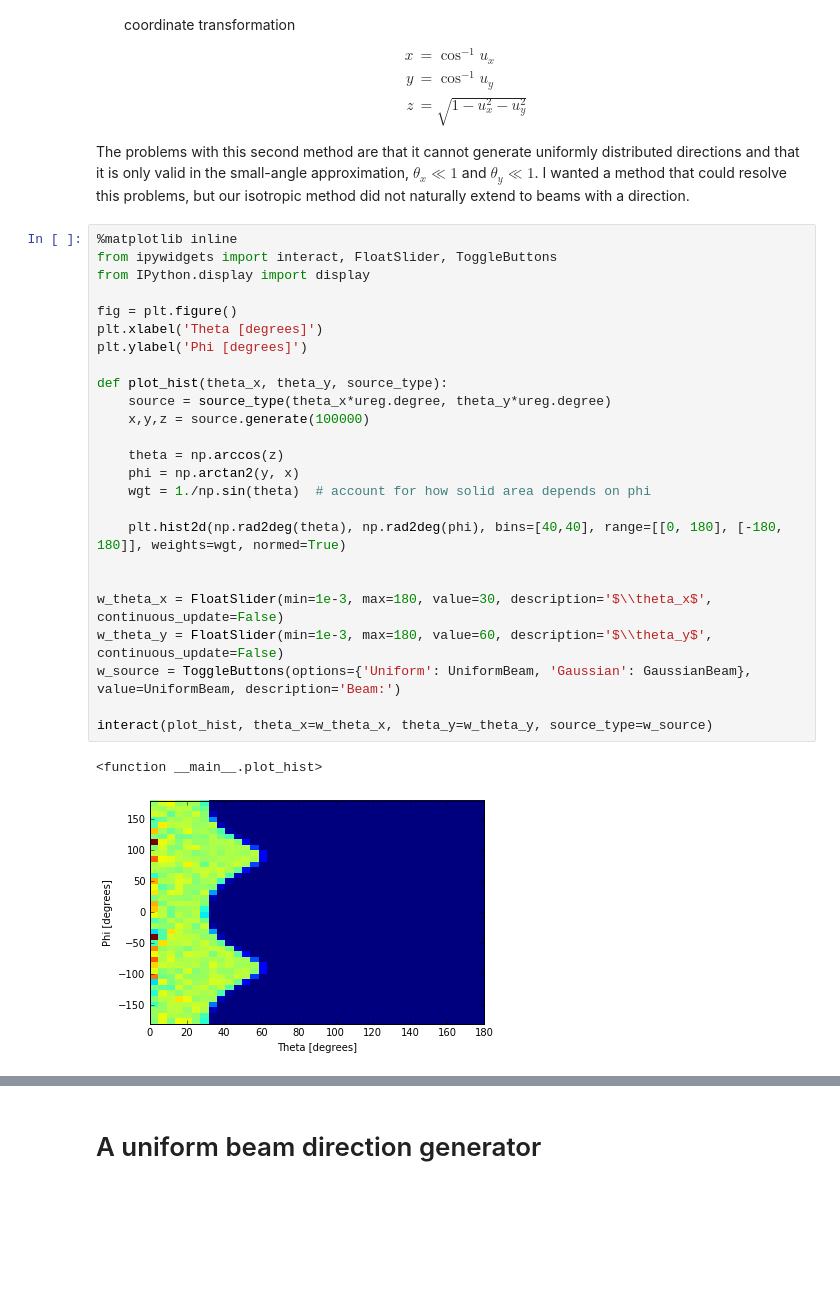
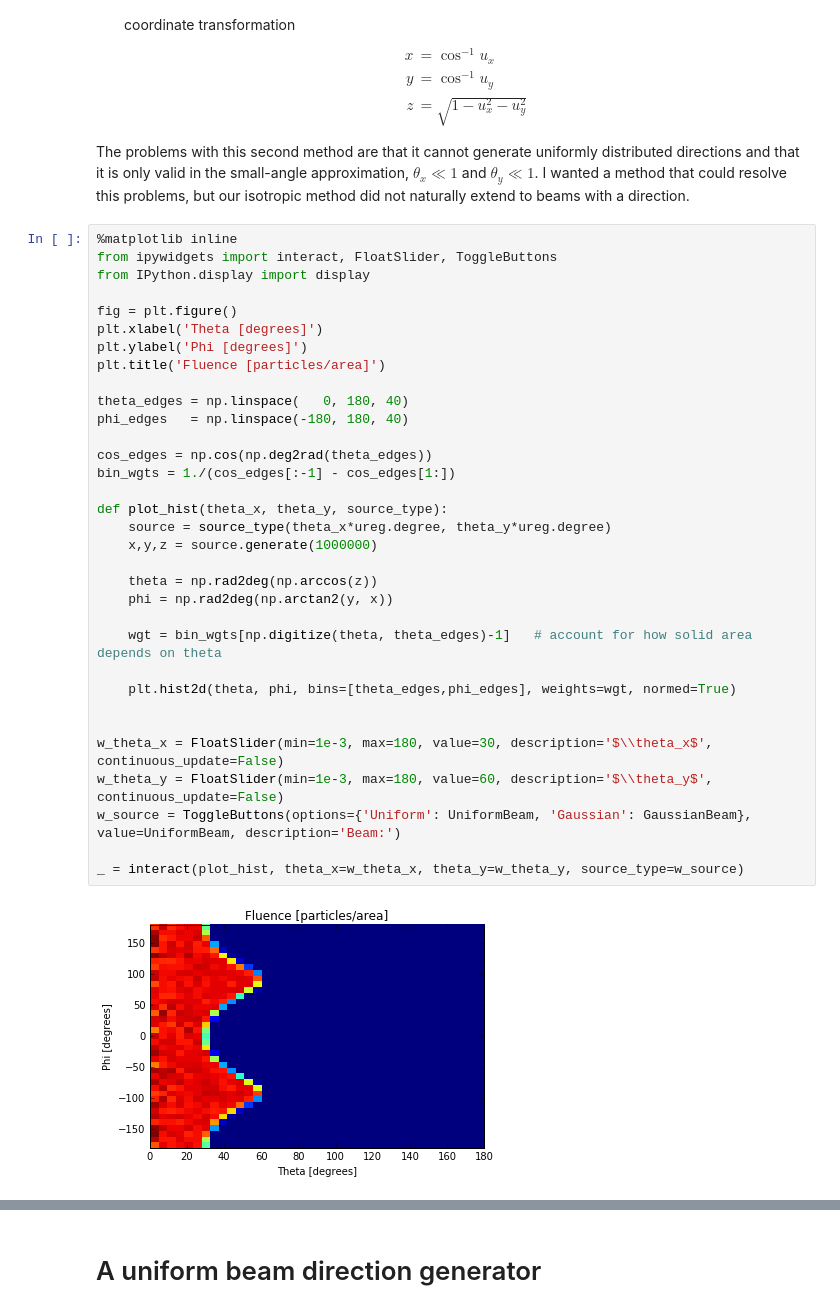
Before and after one commit to davidchall/random-direction, a Jupyter notebook: Generate_Beam_Directions.ipynb, the cells around one changed output, grey strips where cells are left out. Cells and saved outputs as stored; diff of their text form; blank space fills up the shorter version.

Commit message:
Surface area weighting is now done according to bin

```diff
--- a/Generate_Beam_Directions.ipynb
+++ b/Generate_Beam_Directions.ipynb
@@ -32,31 +32,38 @@ The problems with this second method are that it cannot generate uniformly distr
 # %%
 %matplotlib inline
 from ipywidgets import interact, FloatSlider, ToggleButtons
 from IPython.display import display
 
 fig = plt.figure()
 plt.xlabel('Theta [degrees]')
 plt.ylabel('Phi [degrees]')
+plt.title('Fluence [particles/area]')
+
+theta_edges = np.linspace(   0, 180, 40)
+phi_edges   = np.linspace(-180, 180, 40)
+
+cos_edges = np.cos(np.deg2rad(theta_edges))
+bin_wgts = 1./(cos_edges[:-1] - cos_edges[1:])
 
 def plot_hist(theta_x, theta_y, source_type):
     source = source_type(theta_x*ureg.degree, theta_y*ureg.degree)
-    x,y,z = source.generate(100000)
+    x,y,z = source.generate(1000000)
 
-    theta = np.arccos(z)
-    phi = np.arctan2(y, x)
-    wgt = 1./np.sin(theta)  # account for how solid area depends on phi
+    theta = np.rad2deg(np.arccos(z))
+    phi = np.rad2deg(np.arctan2(y, x))
 
-    plt.hist2d(np.rad2deg(theta), np.rad2deg(phi), bins=[40,40], range=[[0, 180], [-180, 180]], weights=wgt, normed=True)
+    wgt = bin_wgts[np.digitize(theta, theta_edges)-1]   # account for how solid area depends on theta
+
+    plt.hist2d(theta, phi, bins=[theta_edges,phi_edges], weights=wgt, normed=True)
 
 
 w_theta_x = FloatSlider(min=1e-3, max=180, value=30, description='$\\theta_x$', continuous_update=False)
 w_theta_y = FloatSlider(min=1e-3, max=180, value=60, description='$\\theta_y$', continuous_update=False)
 w_source = ToggleButtons(options={'Uniform': UniformBeam, 'Gaussian': GaussianBeam}, value=UniformBeam, description='Beam:')
 
-interact(plot_hist, theta_x=w_theta_x, theta_y=w_theta_y, source_type=w_source)
+_ = interact(plot_hist, theta_x=w_theta_x, theta_y=w_theta_y, source_type=w_source)
 # %% [output]
-<function __main__.plot_hist>
-[figure, old version]
+[figure, new version]
 # %% [markdown]
 # Marsaglia transform
 Several different methods of uniformly sampling points on the unit sphere are described in this [Wolfram MathWorld page](http://mathworld.wolfram.com/SpherePointPicking.html). For my purposes, the most useful was a method derived by Marsaglia (1972).
```
Also changed, not shown: parts of 1 cell of this notebook.
